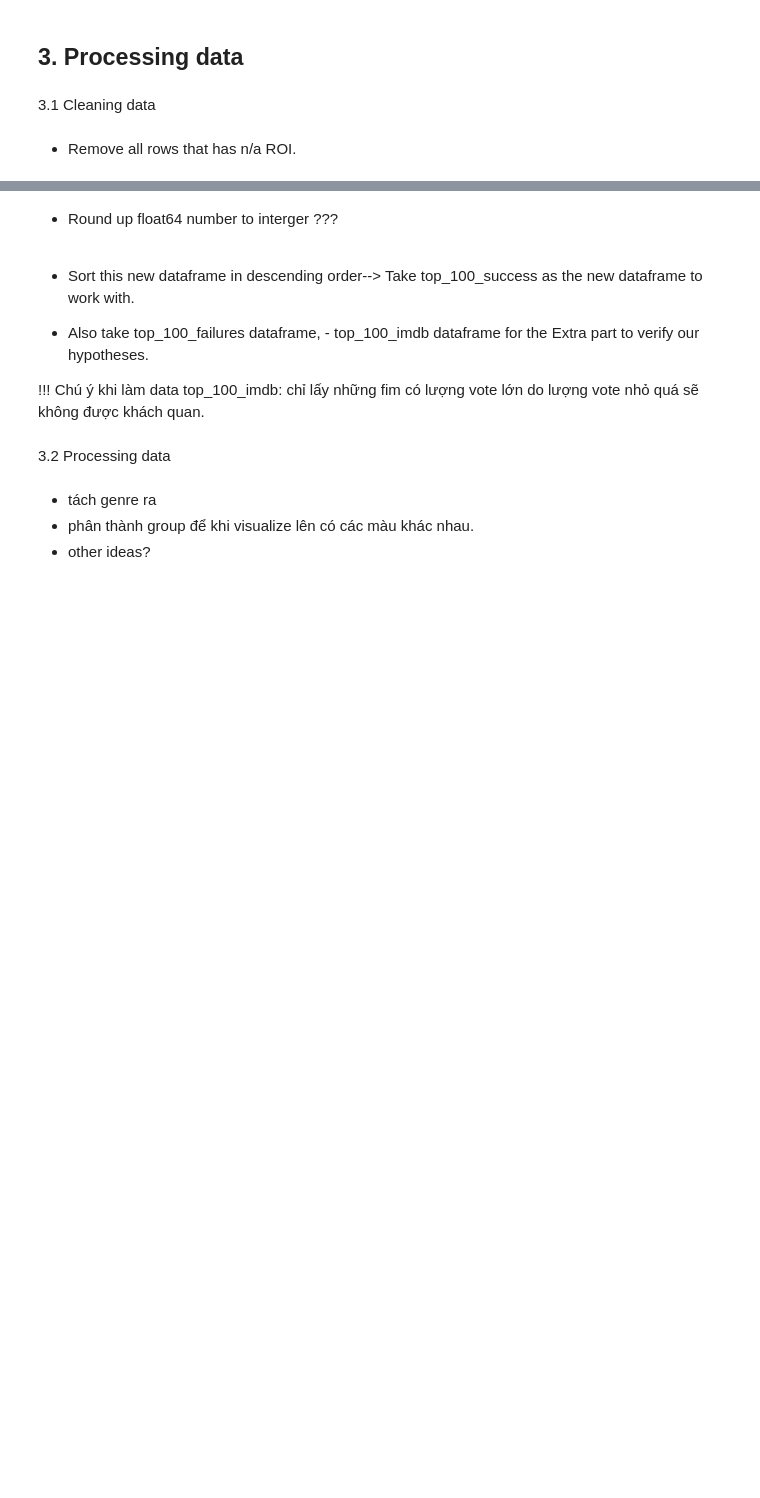
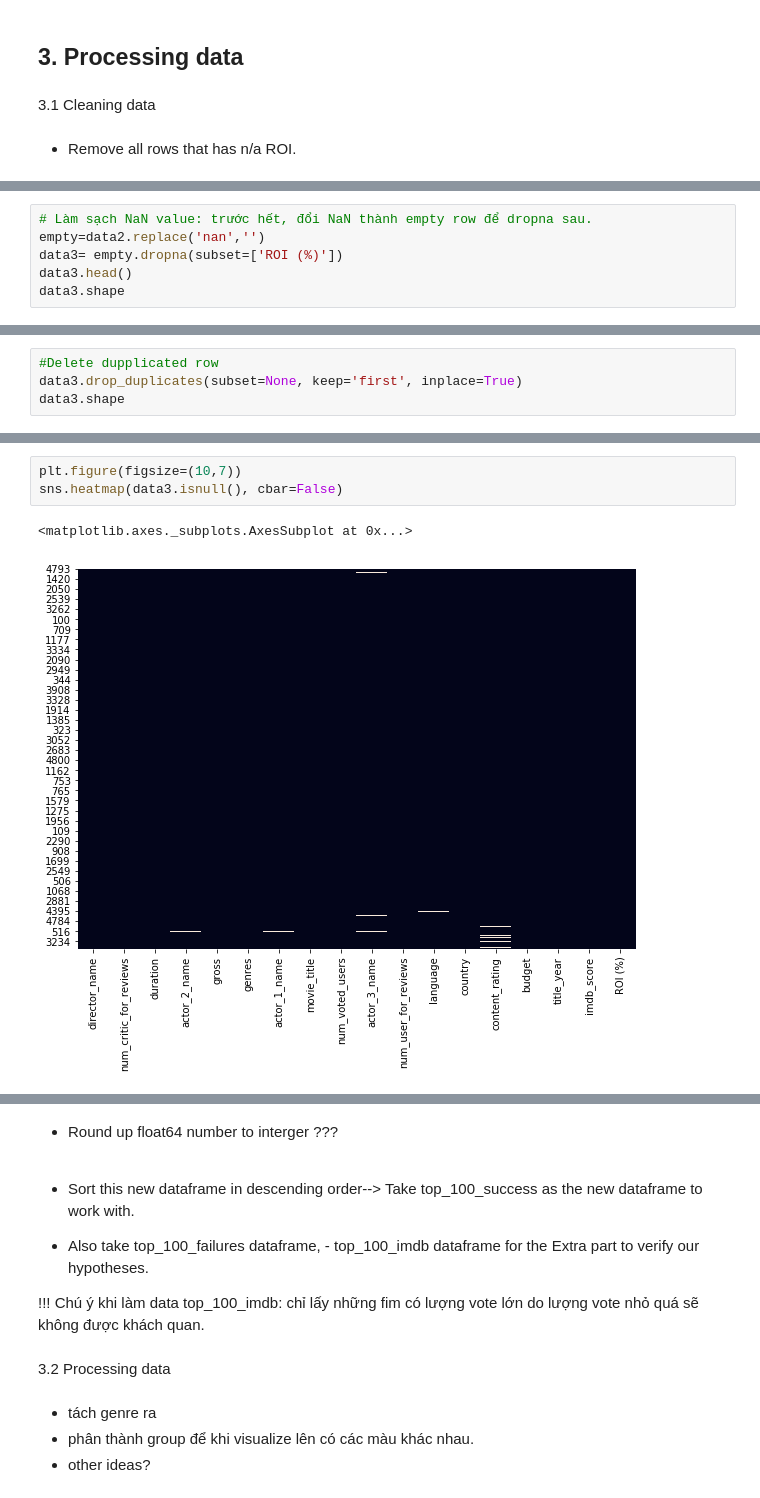
Before and after one commit to winnyduong/hb_hw_w1, a Jupyter notebook: IMDB2.ipynb, the cells around one changed output, grey strips where cells are left out. Drawn from its saved outputs; the diff is of its cells as text; blank space fills up the shorter version.

```diff
--- a/IMDB2.ipynb
+++ b/IMDB2.ipynb
@@ -229,0 +304,6 @@ Add ROI column to dataframe, calculate ROI of each movie
+# %%
+# Làm sạch NaN value: trước hết, đổi NaN thành empty row để dropna sau.
+empty=data2.replace('nan','')
+data3= empty.dropna(subset=['ROI (%)'])
+data3.head()
+data3.shape
@@ -231,0 +323,4 @@ Add ROI column to dataframe, calculate ROI of each movie
+# %%
+#Delete dupplicated row
+data3.drop_duplicates(subset=None, keep='first', inplace=True)
+data3.shape
@@ -231,0 +356,6 @@ Add ROI column to dataframe, calculate ROI of each movie
+# %%
+plt.figure(figsize=(10,7))
+sns.heatmap(data3.isnull(), cbar=False)
+# %% [output]
+<matplotlib.axes._subplots.AxesSubplot at 0x...>
+[figure, added]
```
Also changed, not shown: parts of 27 cells of this notebook.
